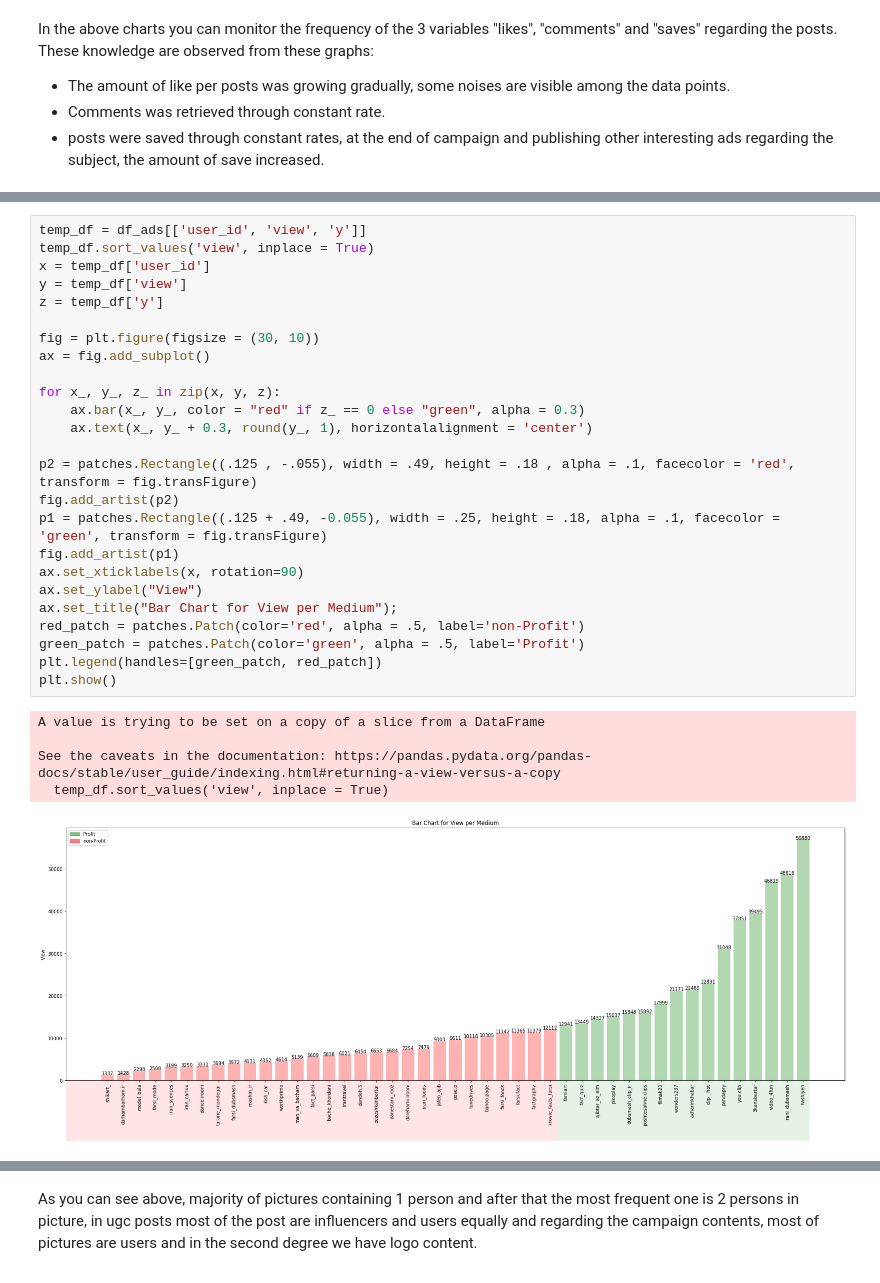
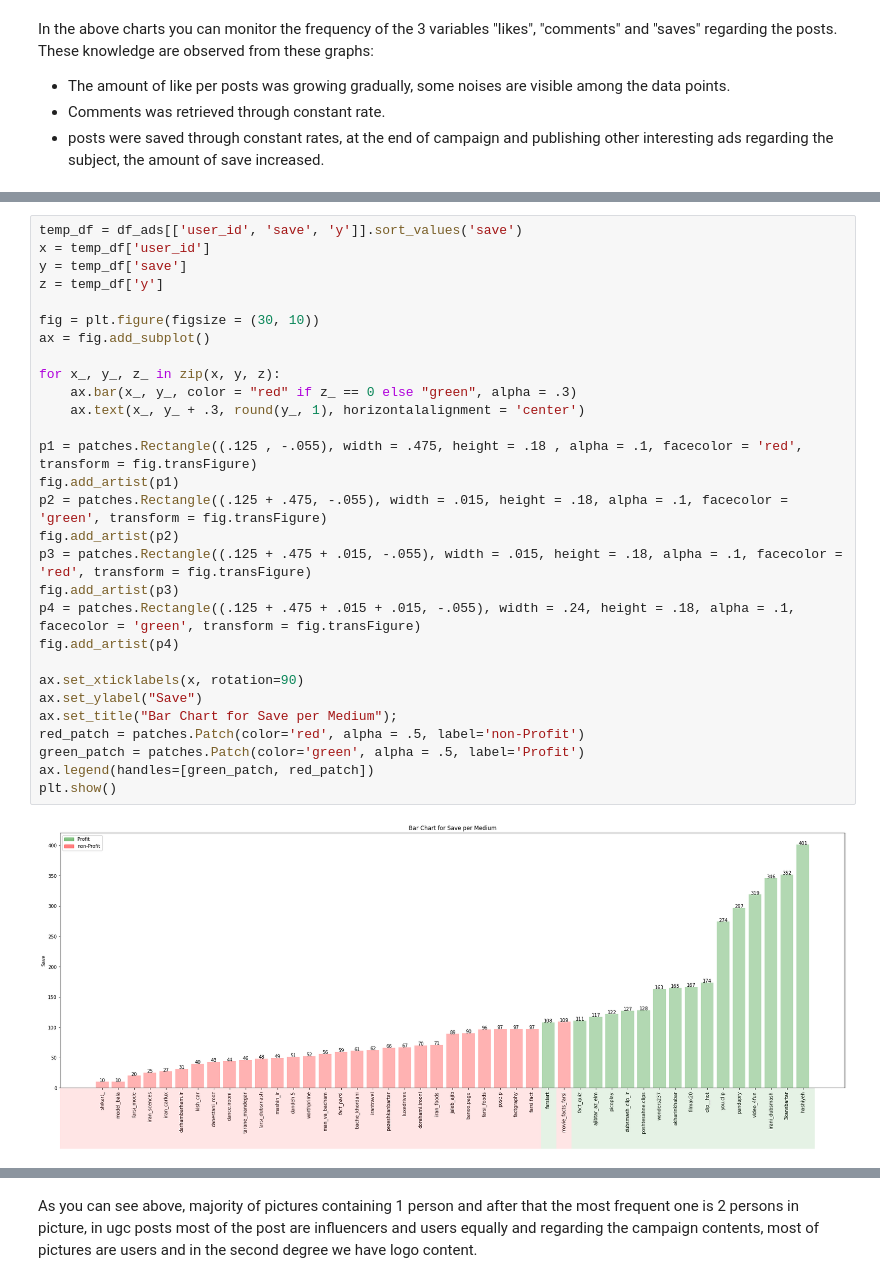
Before and after one commit to RaminFerdos/MSC_Thesis_IG_Bot, a Jupyter notebook: Main.ipynb, the cells around one changed output, grey strips where cells are left out. Cells and saved outputs as stored; diff of their text form.

```diff
--- a/Main.ipynb
+++ b/Main.ipynb
@@ -349,31 +426,31 @@ In the above charts you can monitor the frequency of the 3 variables "likes", "c
 # %%
-temp_df = df_ads[['user_id', 'view', 'y']]
-temp_df.sort_values('view', inplace = True)
+temp_df = df_ads[['user_id', 'save', 'y']].sort_values('save')
 x = temp_df['user_id']
-y = temp_df['view']
+y = temp_df['save']
 z = temp_df['y']
 
 fig = plt.figure(figsize = (30, 10))
 ax = fig.add_subplot()
 
 for x_, y_, z_ in zip(x, y, z):
-    ax.bar(x_, y_, color = "red" if z_ == 0 else "green", alpha = 0.3)
-    ax.text(x_, y_ + 0.3, round(y_, 1), horizontalalignment = 'center')
+    ax.bar(x_, y_, color = "red" if z_ == 0 else "green", alpha = .3)
+    ax.text(x_, y_ + .3, round(y_, 1), horizontalalignment = 'center')
 
-p2 = patches.Rectangle((.125 , -.055), width = .49, height = .18 , alpha = .1, facecolor = 'red', transform = fig.transFigure)
+p1 = patches.Rectangle((.125 , -.055), width = .475, height = .18 , alpha = .1, facecolor = 'red', transform = fig.transFigure)
+fig.add_artist(p1)
+p2 = patches.Rectangle((.125 + .475, -.055), width = .015, height = .18, alpha = .1, facecolor = 'green', transform = fig.transFigure)
 fig.add_artist(p2)
-p1 = patches.Rectangle((.125 + .49, -0.055), width = .25, height = .18, alpha = .1, facecolor = 'green', transform = fig.transFigure)
-fig.add_artist(p1)
+p3 = patches.Rectangle((.125 + .475 + .015, -.055), width = .015, height = .18, alpha = .1, facecolor = 'red', transform = fig.transFigure)
+fig.add_artist(p3)
+p4 = patches.Rectangle((.125 + .475 + .015 + .015, -.055), width = .24, height = .18, alpha = .1, facecolor = 'green', transform = fig.transFigure)
+fig.add_artist(p4)
+
 ax.set_xticklabels(x, rotation=90)
-ax.set_ylabel("View")
-ax.set_title("Bar Chart for View per Medium");
+ax.set_ylabel("Save")
+ax.set_title("Bar Chart for Save per Medium");
 red_patch = patches.Patch(color='red', alpha = .5, label='non-Profit')
 green_patch = patches.Patch(color='green', alpha = .5, label='Profit')
-plt.legend(handles=[green_patch, red_patch])
+ax.legend(handles=[green_patch, red_patch])
 plt.show()
 # %% [output]
-A value is trying to be set on a copy of a slice from a DataFrame
-
-See the caveats in the documentation: https://pandas.pydata.org/pandas-docs/stable/user_guide/indexing.html#returning-a-view-versus-a-copy
-  temp_df.sort_values('view', inplace = True)
-[figure, old version]
+[figure, new version]
```
Also changed, not shown: parts of 14 cells of this notebook.
